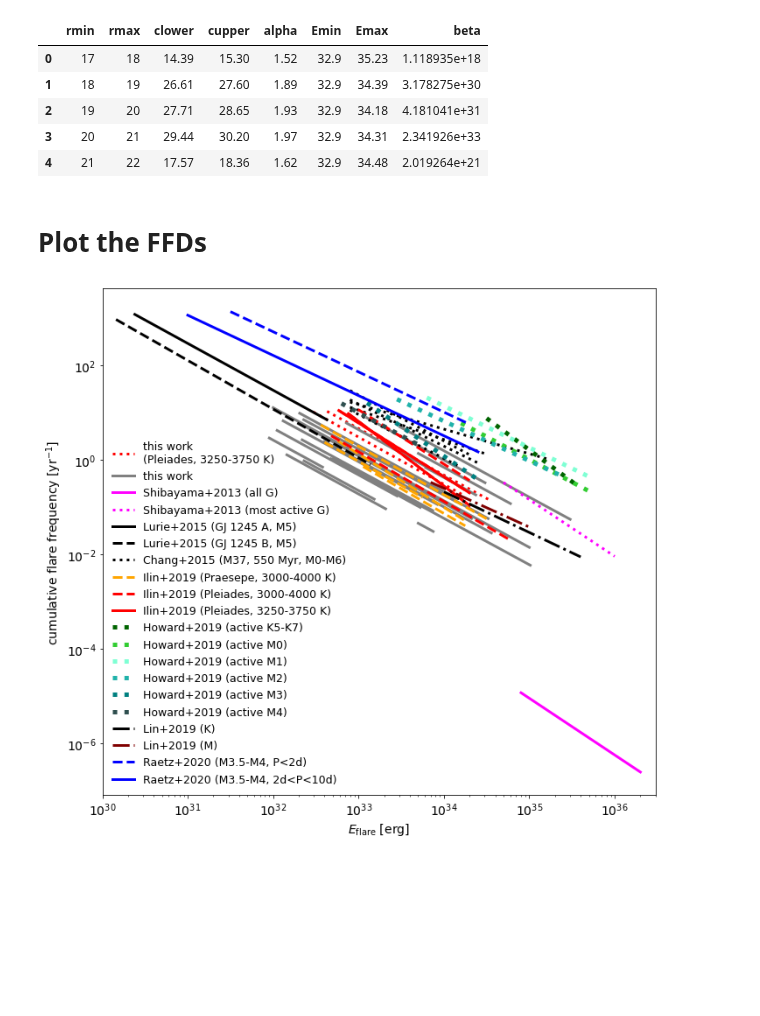
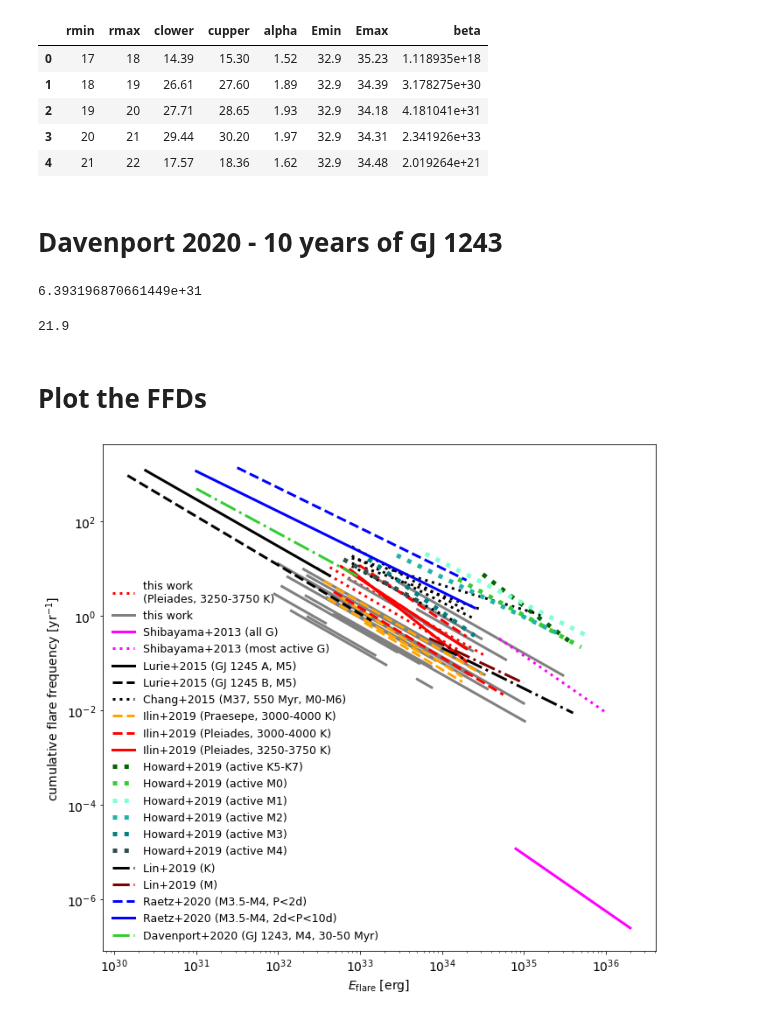
Before and after one commit to ekaterinailin/flares-in-clusters-with-k2-ii, a Jupyter notebook: VettingFlares/Compare_with_other_works_and_your_old_one.ipynb, the cells around one changed output. Drawn from its saved outputs; the diff is of its cells as text; code cells hidden in the pictures; blank space fills up the shorter version.

Commit message:
Added M67 figure and GJ 1243 to the overview.

```diff
--- a/VettingFlares/Compare_with_other_works_and_your_old_one.ipynb
+++ b/VettingFlares/Compare_with_other_works_and_your_old_one.ipynb
@@ -185,6 +185,18 @@ chang
 | 2 | 19 | 20 | 27.71 | 28.65 | 1.93 | 32.9 | 34.18 | 4.181041e+31 |
 | 3 | 20 | 21 | 29.44 | 30.20 | 1.97 | 32.9 | 34.31 | 2.341926e+33 |
 | 4 | 21 | 22 | 17.57 | 18.36 | 1.62 | 32.9 | 34.48 | 2.019264e+21 |
+# %% [markdown]
+# Davenport 2020 - 10 years of GJ 1243
+# %%
+d20_alpha = 1.94
+d20_beta = np.power(10,29.27) * (d20_alpha - 1.) * 365.25
+d20_beta
+# %% [output]
+6.393196870661449e+31
+# %%
+.06*365
+# %% [output]
+21.9
 # %% [markdown]
 # Plot the FFDs
 # %%
@@ -288,33 +300,38 @@ for alpha, beta, label, c, emin, emax in lin:
     ffd.ed = np.linspace(emin, emax, 3)
     ffd.plot_powerlaw(ax, c=c, linestyle="dashdot",
                       label=f"Lin+2019 ({label})", linewidth=3)
 
 # Raetz+2020
 
 ffd = FFD(alpha=alpha_raetz, beta=beta_raetz_fastrot)
 ffd.ed = np.linspace(np.power(10,31.5), np.power(10,34.3),3)
 ffd.plot_powerlaw(ax, c="blue",linewidth=3,
                   linestyle="dashed", label="Raetz+2020 (M3.5-M4, P<2d)")
 
 ffd = FFD(alpha=alpha_raetz, beta=beta_raetz_slowrot)
 ffd.ed = np.linspace(np.power(10,31.0), np.power(10,34.4),3)
 ffd.plot_powerlaw(ax, c="blue",linewidth=3,
                   label="Raetz+2020 (M3.5-M4, 2d<P<10d)")
 
 
+# Davenport+2020
 
+ffd = FFD(alpha=d20_alpha, beta=d20_beta)
+ffd.ed = np.linspace(np.power(10,31.), np.power(10,33.),5)
+ffd.plot_powerlaw(ax, c="limegreen",linewidth=3,
+                  linestyle="dashdot", label="Davenport+2020 (GJ 1243, M4, 30-50 Myr)")
 
 #--------------------------------------------------------
 
 plt.yscale("log")
 plt.xscale("log")
-#plt.ylim(2e-7,2e3)
-plt.xlim(1e30,3e36)
+# plt.ylim(2e-7,2e3)
+# plt.xlim(1e30,3e36)
 plt.ylabel(r"cumulative flare frequency [yr$^{-1}$]")
 plt.xlabel(r"$E_\mathrm{flare}$ [erg]")
 plt.legend(loc=3, fontsize=12.5, frameon=False)#loc=(1.1,0))
 plt.tight_layout()
 plt.savefig(f"plots/{tstamp}_discussion_FFDs.png", dpi=300)
 plt.savefig(f"{paperdir}pics/FFDs/discussion_FFDs.png", dpi=300);
 # %% [output]
-[figure, old version]
+[figure, new version]
```
Also changed, not shown: 1 other file.
